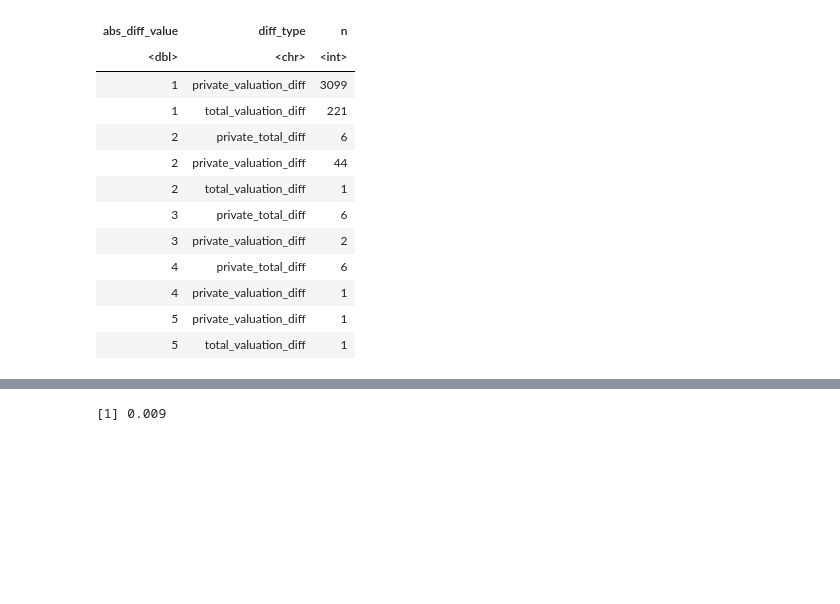
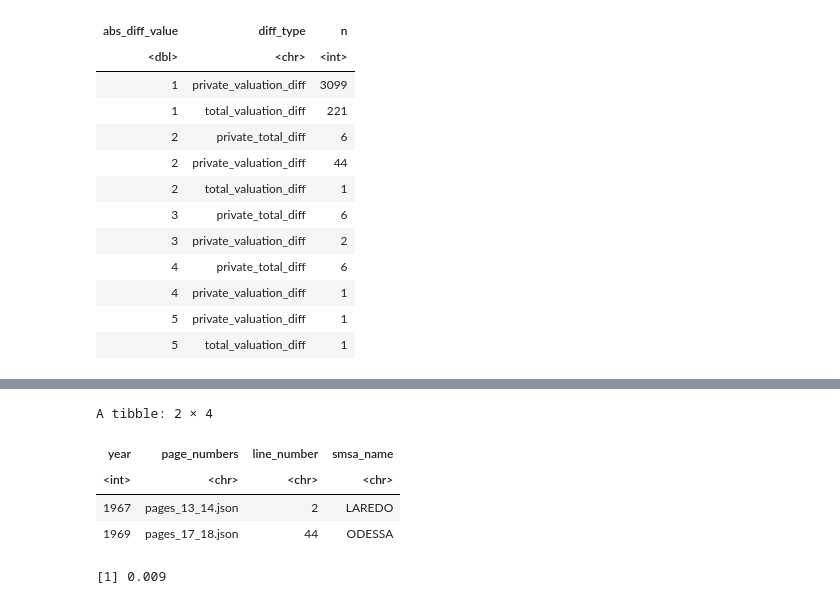
Before and after one commit to willwwang/little-nepas, a Jupyter notebook: script/ocr_validation.ipynb, the cells around one changed output, grey strips where cells are left out. Saved outputs shown, nothing was run; the diff lists cells and outputs as text; code cells hidden in the pictures; blank space fills up the shorter version.

```diff
--- a/script/ocr_validation.ipynb
+++ b/script/ocr_validation.ipynb
@@ -97,2 +113,12 @@ A tibble: 2 × 3
+# %%
+validations |>
+  filter(is.na(diff_value) & all_units_na == 0 & (all_private_units_na == 0 | public_units != 0) & !str_detect(diff_type, "valuation")) |>
+  distinct(year, page_numbers, line_number, smsa_name)
+# %% [output]
+A tibble: 2 × 4
+| year | page_numbers | line_number | smsa_name |
+| <int> | <chr> | <chr> | <chr> |
+| 1967 | pages_13_14.json | 2 | LAREDO |
+| 1969 | pages_17_18.json | 44 | ODESSA |
 # %%
 validations |>
```
Also changed, not shown: parts of 20 cells of this notebook, 10 other files.
